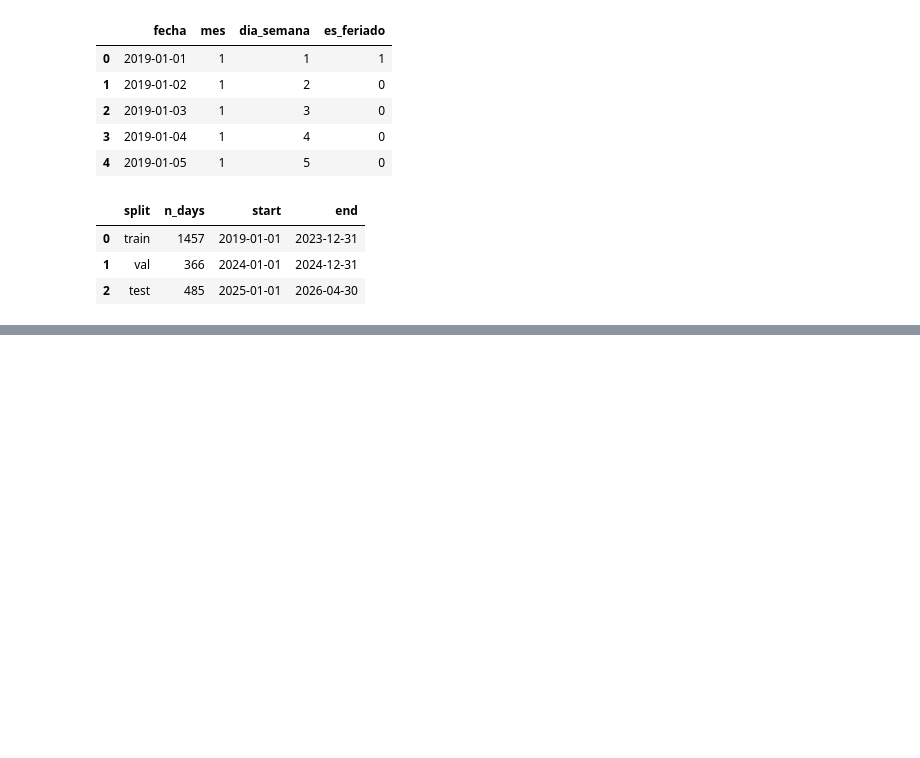
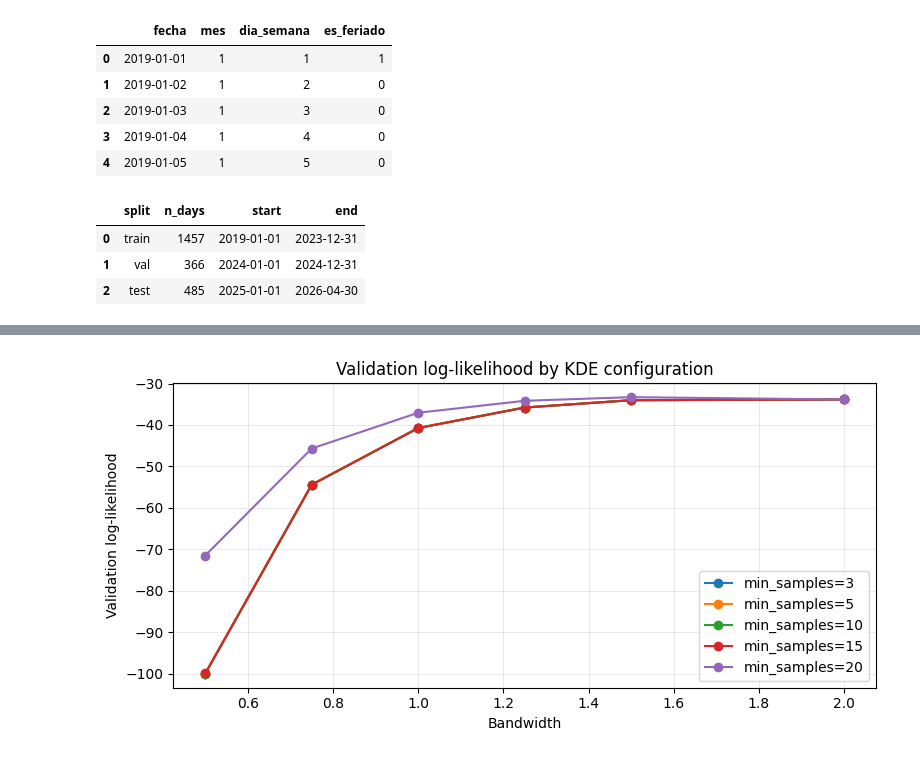
Before and after one commit to biancapaz/tp_final_ml, a Jupyter notebook: provincias/notebooks/conditional_kde_baseline.ipynb, the cells around one changed output, grey strips where cells are left out. Saved outputs shown, nothing was run; the diff lists cells and outputs as text; code cells hidden in the pictures; blank space fills up the shorter version.

```diff
--- a/provincias/notebooks/conditional_kde_baseline.ipynb
+++ b/provincias/notebooks/conditional_kde_baseline.ipynb
@@ -229,0 +203,6 @@ display(fallback_usage["fallback_level"].value_counts().rename_axis("fallback_le
+# %%
+sensitivity = load_result_table(output_dir, "kde_min_samples_bandwidth_sensitivity.csv")
+best_config = sensitivity.sort_values("val_log_likelihood", ascending=False).iloc[0]
+
+display(sensitivity.sort_values("val_log_likelihood", ascending=False))
+display(best_config.to_frame("best_value"))
@@ -229,0 +239,14 @@ display(fallback_usage["fallback_level"].value_counts().rename_axis("fallback_le
+# %%
+fig, ax = plt.subplots(figsize=(8, 4))
+for min_samples, group in sensitivity.groupby("min_samples"):
+    ordered = group.sort_values("bandwidth")
+    ax.plot(ordered["bandwidth"], ordered["val_log_likelihood"], marker="o", label=f"min_samples={min_samples}")
+ax.set_title("Validation log-likelihood by KDE configuration")
+ax.set_xlabel("Bandwidth")
+ax.set_ylabel("Validation log-likelihood")
+ax.grid(linewidth=0.4, alpha=0.5)
+ax.legend()
+fig.tight_layout()
+plt.show()
+# %% [output]
+[figure, added]
```
Also changed, not shown: parts of 35 cells of this notebook, 35 other files.
